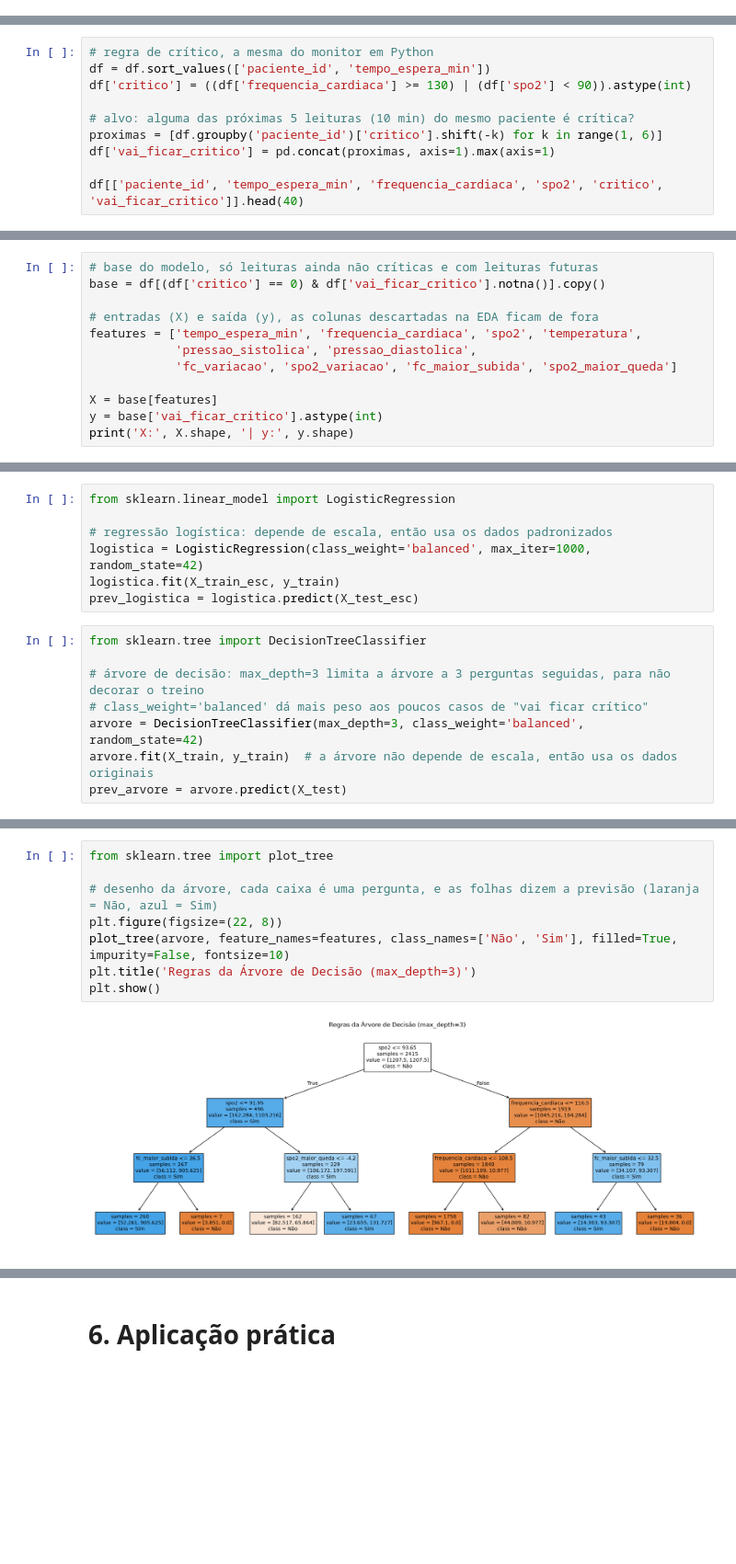
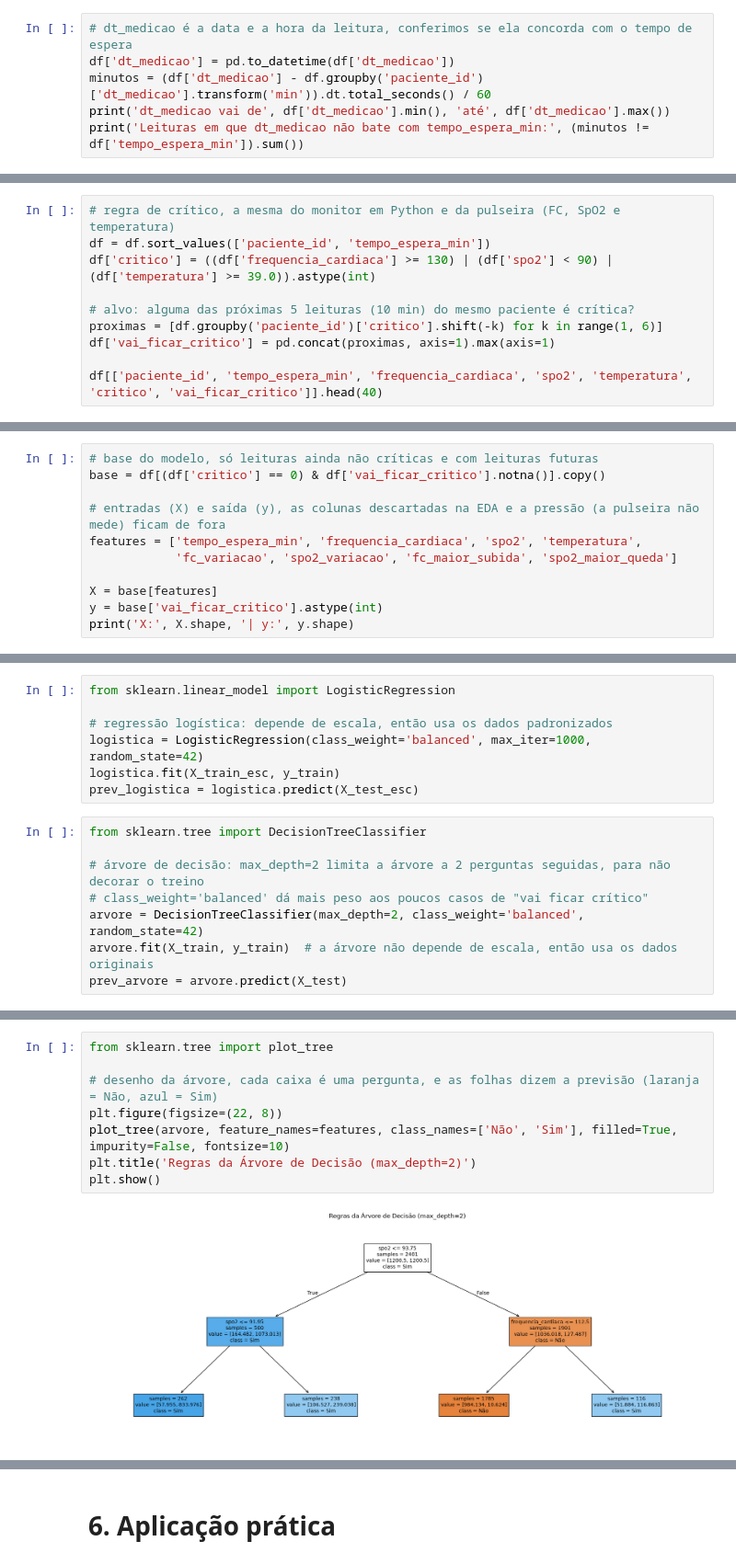
Before and after one commit to KaykyCayres/fiap-gs-zela, a Jupyter notebook: 07-MachineLearning/zela_ml.ipynb, the cells around one changed output, grey strips where cells are left out. Shown at 92% size. Cells and saved outputs as stored; diff of their text form; blank space fills up the shorter version.

```diff
--- a/07-MachineLearning/zela_ml.ipynb
+++ b/07-MachineLearning/zela_ml.ipynb
@@ -92,3 +95,9 @@ df.duplicated().sum() # verificar duplicatas
 np.int64(0)
 # %% [markdown]
 Analisamos que não há nenhum dado faltante, assim como vimos antes, e nem dado duplicado. Isso já era esperado, porque a base foi gerada artificialmente.
+# %%
+# dt_medicao é a data e a hora da leitura, conferimos se ela concorda com o tempo de espera
+df['dt_medicao'] = pd.to_datetime(df['dt_medicao'])
+minutos = (df['dt_medicao'] - df.groupby('paciente_id')['dt_medicao'].transform('min')).dt.total_seconds() / 60
+print('dt_medicao vai de', df['dt_medicao'].min(), 'até', df['dt_medicao'].max())
+print('Leituras em que dt_medicao não bate com tempo_espera_min:', (minutos != df['tempo_espera_min']).sum())
@@ -166,11 +180,11 @@ No mapa de correlação, `leitura_numero` e `tempo_espera_min` têm correlação
 # %%
-# regra de crítico, a mesma do monitor em Python
+# regra de crítico, a mesma do monitor em Python e da pulseira (FC, SpO2 e temperatura)
 df = df.sort_values(['paciente_id', 'tempo_espera_min'])
-df['critico'] = ((df['frequencia_cardiaca'] >= 130) | (df['spo2'] < 90)).astype(int)
+df['critico'] = ((df['frequencia_cardiaca'] >= 130) | (df['spo2'] < 90) | (df['temperatura'] >= 39.0)).astype(int)
 
 # alvo: alguma das próximas 5 leituras (10 min) do mesmo paciente é crítica?
 proximas = [df.groupby('paciente_id')['critico'].shift(-k) for k in range(1, 6)]
 df['vai_ficar_critico'] = pd.concat(proximas, axis=1).max(axis=1)
 
-df[['paciente_id', 'tempo_espera_min', 'frequencia_cardiaca', 'spo2', 'critico', 'vai_ficar_critico']].head(40)
+df[['paciente_id', 'tempo_espera_min', 'frequencia_cardiaca', 'spo2', 'temperatura', 'critico', 'vai_ficar_critico']].head(40)
 # %% [output]
@@ -270,9 +288,8 @@ As features de variação comparam cada leitura com a primeira leitura da própr
 # base do modelo, só leituras ainda não críticas e com leituras futuras
 base = df[(df['critico'] == 0) & df['vai_ficar_critico'].notna()].copy()
 
-# entradas (X) e saída (y), as colunas descartadas na EDA ficam de fora
+# entradas (X) e saída (y), as colunas descartadas na EDA e a pressão (a pulseira não mede) ficam de fora
 features = ['tempo_espera_min', 'frequencia_cardiaca', 'spo2', 'temperatura',
-            'pressao_sistolica', 'pressao_diastolica',
             'fc_variacao', 'spo2_variacao', 'fc_maior_subida', 'spo2_maior_queda']
 
 X = base[features]
@@ -379,9 +398,9 @@ prev_logistica = logistica.predict(X_test_esc)
 # %%
 from sklearn.tree import DecisionTreeClassifier
 
-# árvore de decisão: max_depth=3 limita a árvore a 3 perguntas seguidas, para não decorar o treino
+# árvore de decisão: max_depth=2 limita a árvore a 2 perguntas seguidas, para não decorar o treino
 # class_weight='balanced' dá mais peso aos poucos casos de "vai ficar crítico"
-arvore = DecisionTreeClassifier(max_depth=3, class_weight='balanced', random_state=42)
+arvore = DecisionTreeClassifier(max_depth=2, class_weight='balanced', random_state=42)
 arvore.fit(X_train, y_train)  # a árvore não depende de escala, então usa os dados originais
 prev_arvore = arvore.predict(X_test)
 # %%
@@ -437,11 +456,11 @@ Nenhum alarme falso aconteceu em paciente do cenário estável, nos dois modelos
 # %%
 from sklearn.tree import plot_tree
 
 # desenho da árvore, cada caixa é uma pergunta, e as folhas dizem a previsão (laranja = Não, azul = Sim)
 plt.figure(figsize=(22, 8))
 plot_tree(arvore, feature_names=features, class_names=['Não', 'Sim'], filled=True, impurity=False, fontsize=10)
-plt.title('Regras da Árvore de Decisão (max_depth=3)')
+plt.title('Regras da Árvore de Decisão (max_depth=2)')
 plt.show()
 # %% [output]
-[figure, old version]
+[figure, new version]
 # %% [markdown]
```
Also changed, not shown: parts of 39 cells of this notebook, 1 other file.
